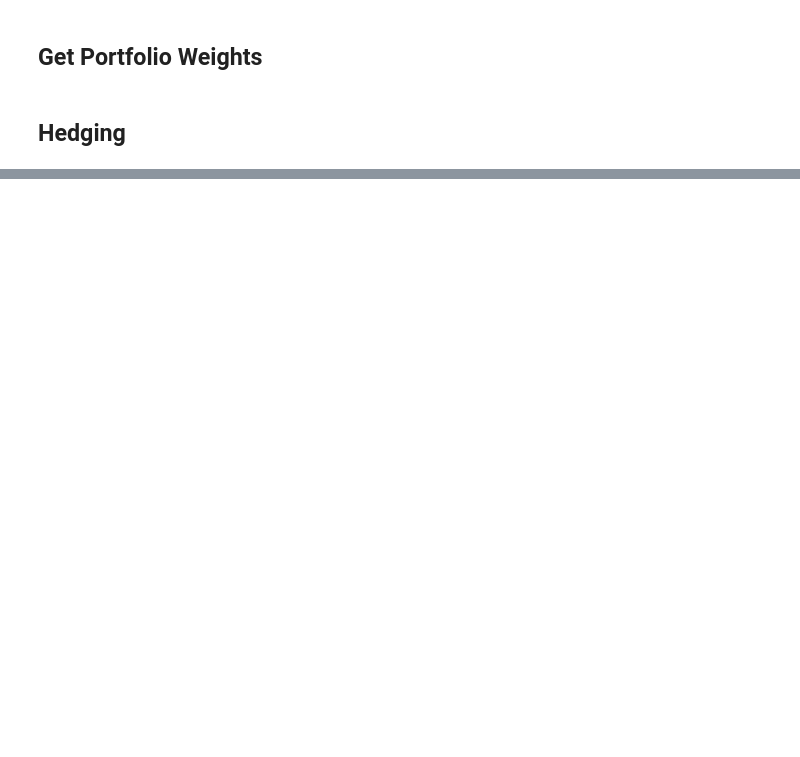
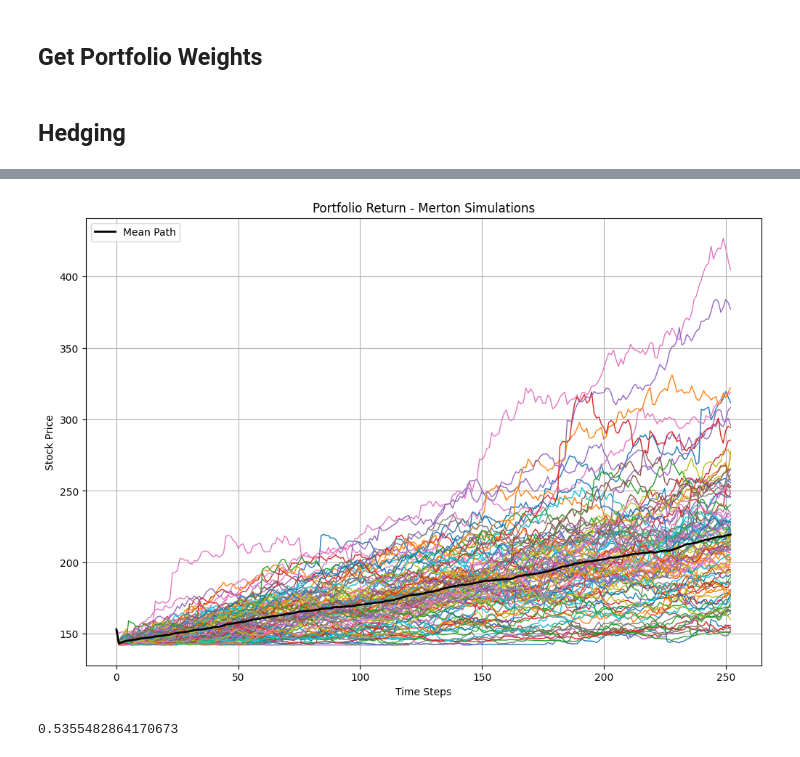
Before and after one commit to wlester3/Equity_Options_Port_Optimization, a Jupyter notebook: option_hedging.ipynb, the cells around one changed output, grey strips where cells are left out. Cells and saved outputs as stored; diff of their text form; code cells hidden in the pictures; blank space fills up the shorter version.

```diff
--- a/option_hedging.ipynb
+++ b/option_hedging.ipynb
@@ -200,0 +324,5 @@ hedge_downside(stock_df, tickers, weight_dict, strike_pcts)
+# %%
+adjust_port_performance_merton(ticker_list,weights_dict,stock_df,returns_df,price_of_options_df,log_returns, risk_free_rate)
+# %% [output]
+[figure, added]
+0.5355482864170673
```
Also changed, not shown: parts of 14 cells of this notebook, 4 other files.
